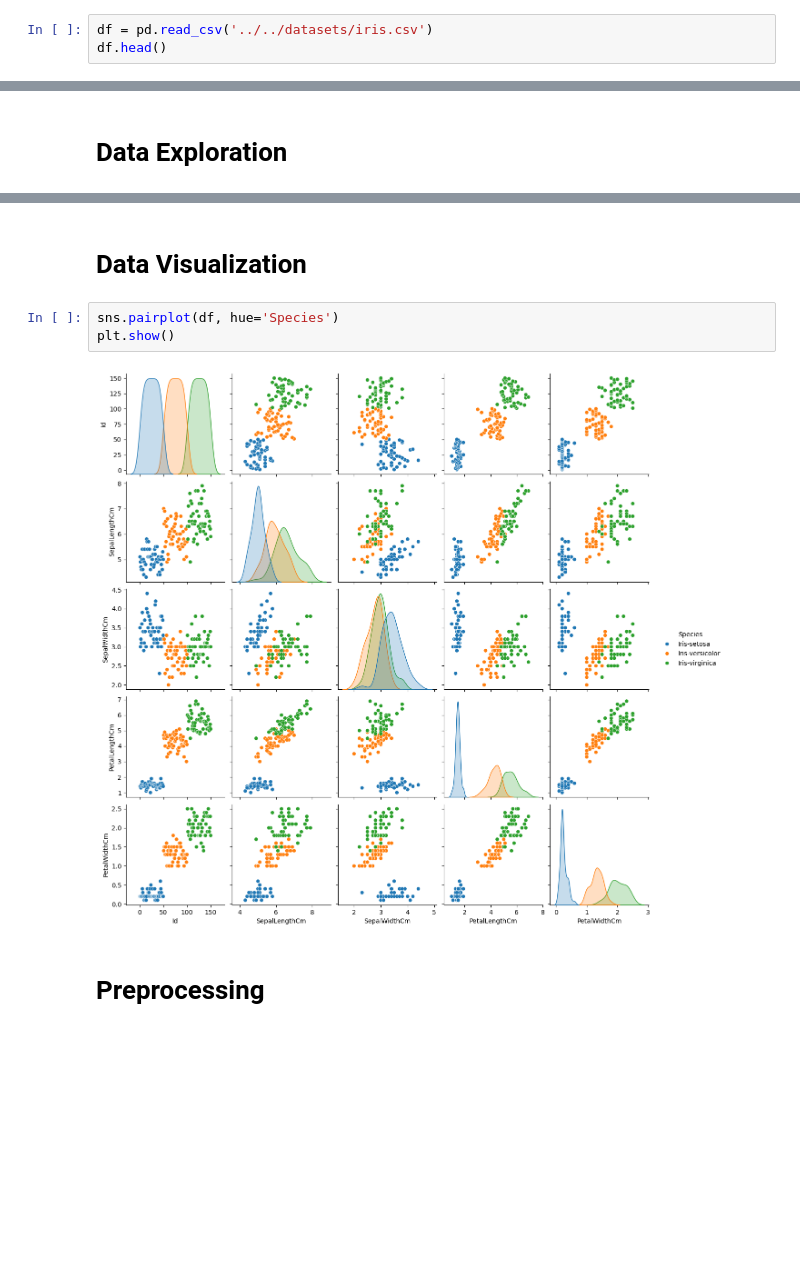
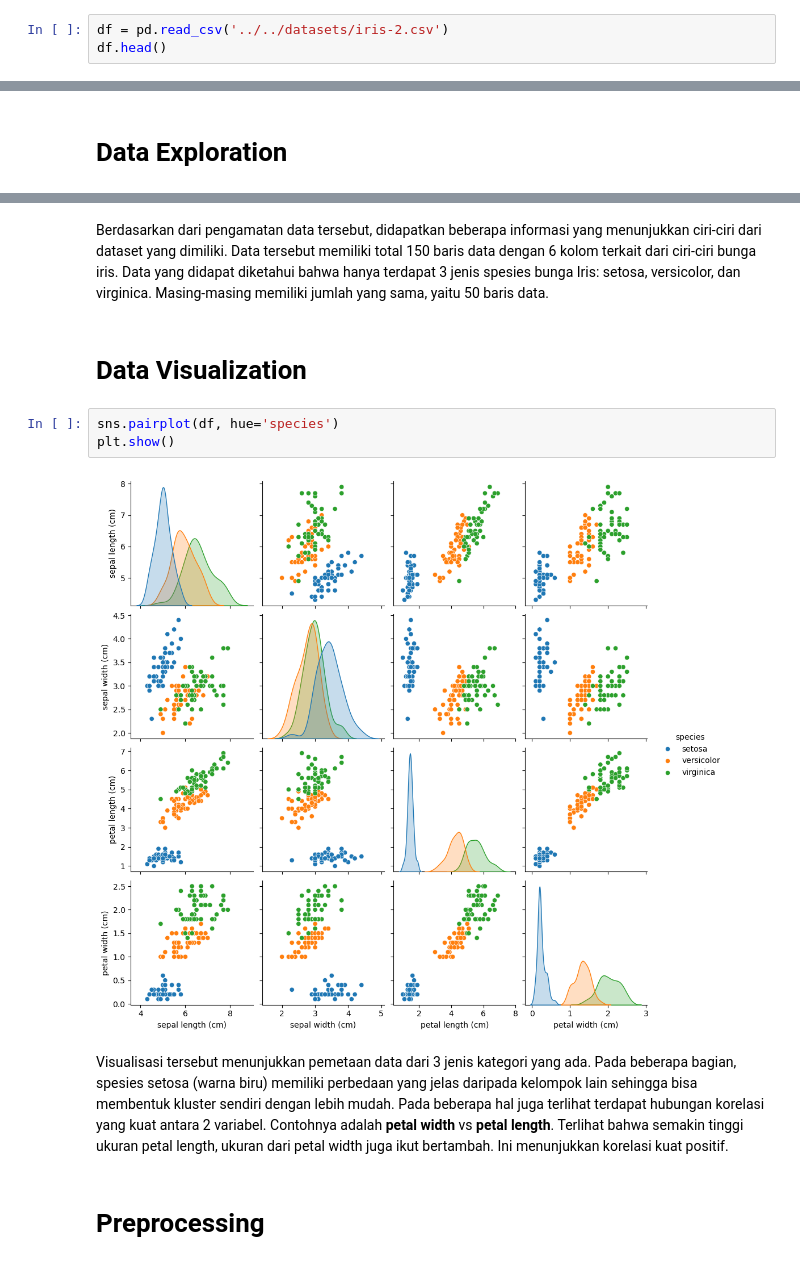
Before and after one commit to FarrelAD/Sinau-Mesin, a Jupyter notebook: notebooks/08-jobsheet-07/practicum-01.ipynb, the cells around one changed output, grey strips where cells are left out. Cells and saved outputs as stored; diff of their text form; blank space fills up the shorter version.

Commit message:
week-9: update iris dataset

```diff
--- a/notebooks/08-jobsheet-07/practicum-01.ipynb
+++ b/notebooks/08-jobsheet-07/practicum-01.ipynb
@@ -13,6 +13,6 @@ from IPython.display import display
 # %% [markdown]
 # Load Data
 # %%
-df = pd.read_csv('../../datasets/iris.csv')
+df = pd.read_csv('../../datasets/iris-2.csv')
 df.head()
 # %% [output]
@@ -59,11 +58,15 @@ Iris-virginica     50
 Name: count, dtype: int64
+# %% [markdown]
+Berdasarkan dari pengamatan data tersebut, didapatkan beberapa informasi yang menunjukkan ciri-ciri dari dataset yang dimiliki. Data tersebut memiliki total 150 baris data dengan 6 kolom terkait dari ciri-ciri bunga iris. Data yang didapat diketahui bahwa hanya terdapat 3 jenis spesies bunga Iris: setosa, versicolor, dan virginica. Masing-masing memiliki jumlah yang sama, yaitu 50 baris data.
 # %% [markdown]
 # Data Visualization
 # %%
-sns.pairplot(df, hue='Species')
+sns.pairplot(df, hue='species')
 plt.show()
 # %% [output]
-[figure, old version]
+[figure, new version]
+# %% [markdown]
+Visualisasi tersebut menunjukkan pemetaan data dari 3 jenis kategori yang ada. Pada beberapa bagian, spesies setosa (warna biru) memiliki perbedaan yang jelas daripada kelompok lain sehingga bisa membentuk kluster sendiri dengan lebih mudah. Pada beberapa hal juga terlihat terdapat hubungan korelasi yang kuat antara 2 variabel. Contohnya adalah **petal width** vs **petal length**. Terlihat bahwa semakin tinggi ukuran petal length, ukuran dari petal width juga ikut bertambah. Ini menunjukkan korelasi kuat positif.
 # %% [markdown]
 # Preprocessing
 # %%
```
Also changed, not shown: parts of 10 cells of this notebook, 1 other file.
